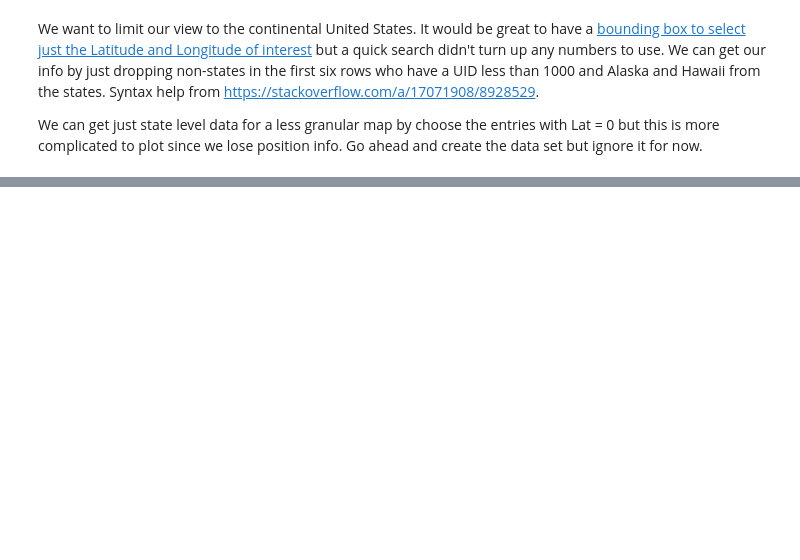
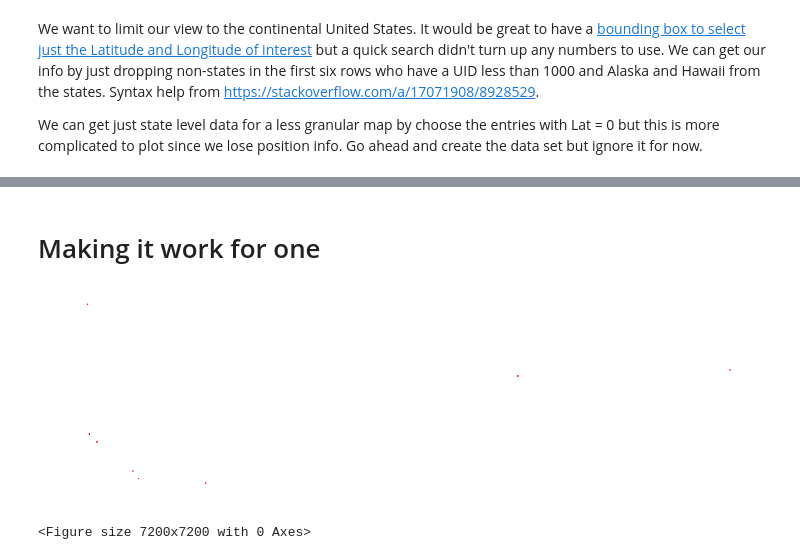
Before and after one commit to jprorama/game-of-covid, a Jupyter notebook: map_generator.ipynb, the cells around one changed output, grey strips where cells are left out. Cells and saved outputs as stored; diff of their text form; code cells hidden in the pictures; blank space fills up the shorter version.

```diff
--- a/map_generator.ipynb
+++ b/map_generator.ipynb
@@ -67,0 +132,26 @@ plt.show()
+# %%
+plt.rcParams["figure.figsize"] = (20,10)
+# %% [markdown]
+# Making it work for one
+# %%
+import warnings
+warnings.filterwarnings('ignore')
+
+world = geopandas.read_file(geopandas.datasets.get_path('naturalearth_lowres'))
+
+# We restrict to United States
+ax = world[world.continent == 'United States'].plot(
+    color='white', edgecolor='white')
+
+col = '2/8/20'
+limit_columns = gdf[['Admin2','Province_State','Lat','Long_',col]]
+filter_columns = limit_columns[limit_columns[col] != 0]
+lat_long = geopandas.GeoDataFrame(filter_columns,geometry=geopandas.points_from_xy(filter_columns.Long_, filter_columns.Lat))
+lat_long.plot(ax=ax, color='red', marker='s',markersize=lat_long[col])
+plt.axis('off')
+plt.savefig('18.png',dpi=100)
+plt.figure(figsize=(100,100))
+plt.show()
+# %% [output]
+[figure, added]
+<Figure size 7200x7200 with 0 Axes>
```
Also changed, not shown: parts of 12 cells of this notebook.
